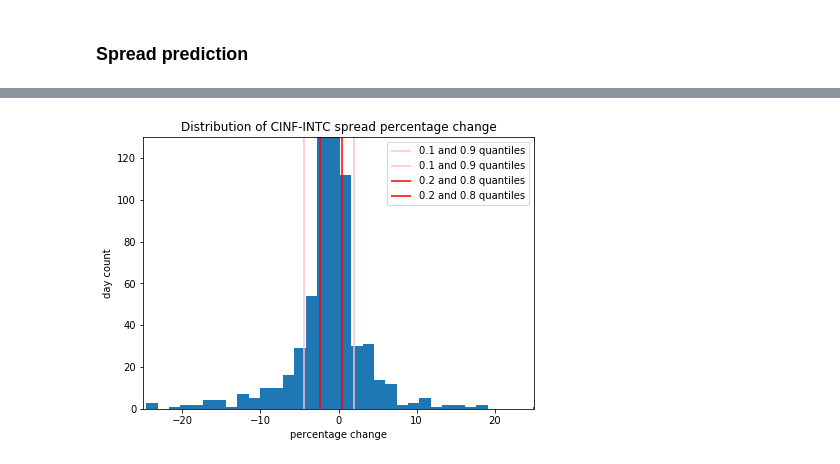
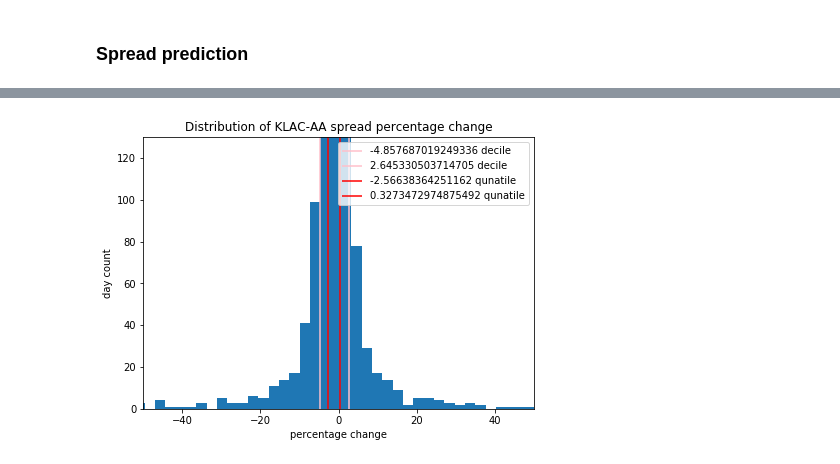
Before and after one commit to anastasia-yaschenko/Quantitative-Analytics-programme, a Jupyter notebook: Algo trading.ipynb, the cells around one changed output, grey strips where cells are left out. Saved outputs shown, nothing was run; the diff lists cells and outputs as text; code cells hidden in the pictures.

```diff
--- a/Algo trading.ipynb
+++ b/Algo trading.ipynb
@@ -246,7 +204,7 @@ Number of clusters is 48
 #do not include class -1 since these are outliers/points without claster
 classes = dict()
 for cl in range(0, clusters.labels_.max()):
-    klass = all_res.transpose()[clusters.labels_ == cl]
+    klass = price_train.transpose()[clusters.labels_ == cl]
     classes[cl] = klass
 # %% [markdown]
 ### Select pairs
@@ -268,6 +226,6 @@ for cl in classes.keys():
                 cointegrated = coint(classes[cl].iloc[smpl, :], classes[cl].iloc[smpl2, :], return_results = True)
                 if cointegrated[1] < 0.05: #pvalue
                     pairs.append([classes[cl].iloc[smpl, :], classes[cl].iloc[smpl2,:]])
-pairs = pairs[1:]#the first pair is repeated
+#pairs = pairs[1:]#the first pair is repeated
 print('There are {} pairs at this stage'.format(len(pairs)))
 # %% [output]
@@ -294,15 +252,13 @@ from sklearn import linear_model
 
 lin_reg = linear_model.LinearRegression()
 for pair in pairs:
-    defective = 0
-    for ts in pair:
+    for ts_n, ts in enumerate(pair):
         ts_delta = ts - ts.shift()
         lin_reg.fit(np.array(ts.shift()[1:]).reshape(-1,1), np.array(ts_delta[1:]).reshape(-1,1))
         half_life = -np.log(2) / lin_reg.coef_.item()
         if half_life < 1 or half_life > 365:
-            defective += 1
-            pair.remove(ts)
-    if defective > 0:
-        pairs.remove(pair)
+            del pair[ts_n]
+            pairs.remove(pair)
+            break
 print('There are {} pairs at this stage'.format(len(pairs)))
 # %% [output]
@@ -352,6 +320,11 @@ def spread_change(spread):
     #spread[spread == 0] = 0.00000001 #to avoid division by zero
     spread_chg = spread_chg / spread[:-1]
     return spread_chg
+# %%
+#formation period - train set
+#pairs - filtered prices but need to use ordinary ones
+spread = pairs[0][0] - pairs[0][1]
+spread_chg = spread_change(spread)
 # %%
 from statsmodels.graphics.tsaplots import plot_acf
 plot_acf(spread); #it is rather small, so try lags in range of 1
@@ -368,15 +336,15 @@ deciles = np.quantile(spread_chg, [0.1, 0.9], interpolation = 'linear')
 # %%
 plt.figure(figsize=(7, 5))
 plt.hist(spread_chg, bins = 500)
 plt.title('Distribution of {}-{} spread percentage change'.format(pairs[0][0].name, pairs[0][1].name))
 plt.xlabel('percentage change')
 plt.ylabel('day count')
-for quant in deciles:
-    plt.vlines(quant, 0, 130, colors = 'pink', label = '0.1 and 0.9 quantiles')
+for dec in deciles:
+    plt.vlines(dec, 0, 130, colors = 'pink', label = '{} decile'.format(dec))
 for quant in quantiles:
-    plt.vlines(quant, 0, 130, colors = 'red', label = '0.2 and 0.8 quantiles')
+    plt.vlines(quant, 0, 130, colors = 'red', label = '{} qunatile'.format(quant))
 plt.legend()
-plt.xlim(-25, 25)
+plt.xlim(-50, 50)
 plt.ylim(0,130);
 # %% [output]
-[figure, old version]
+[figure, new version]
```
Also changed, not shown: parts of 36 cells of this notebook.
